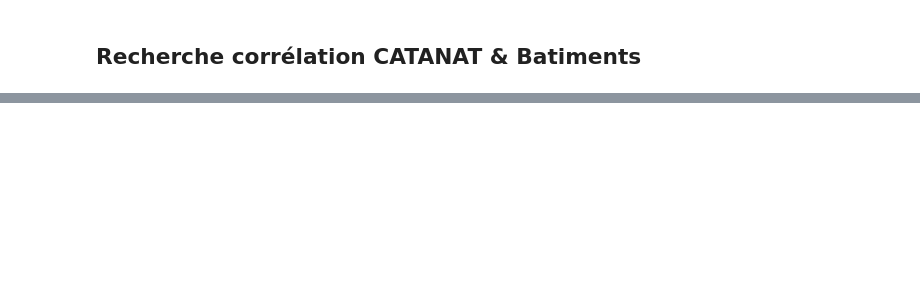
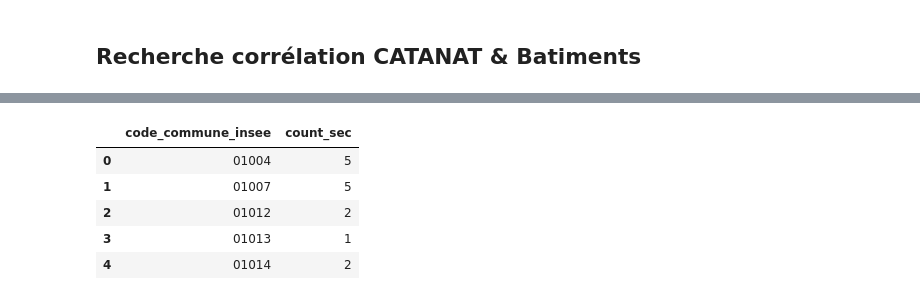
Before and after one commit to dataforgoodfr/14_PrixChangementClimatique, a Jupyter notebook: data/exploration/eda_jacques.ipynb, the cells around one changed output, grey strips where cells are left out. Saved outputs shown, nothing was run; the diff lists cells and outputs as text; code cells hidden in the pictures; blank space fills up the shorter version.

```diff
--- a/data/exploration/eda_jacques.ipynb
+++ b/data/exploration/eda_jacques.ipynb
@@ -696,3 +734,11 @@ sec = catnat[catnat.num_risque_jo == 'SEC']
 # %%
 sec_agg = sec.groupby('cod_commune').size().to_frame('count_sec').reset_index(names='code_commune_insee')
+inond_agg = inond.groupby('cod_commune').size().to_frame('count_inond').reset_index(names='code_commune_insee')
 sec_agg.head()
+# %% [output]
+|  | code_commune_insee | count_sec |
+| 0 | 01004 | 5 |
+| 1 | 01007 | 5 |
+| 2 | 01012 | 2 |
+| 3 | 01013 | 1 |
+| 4 | 01014 | 2 |
```
Also changed, not shown: parts of 13 cells of this notebook, 1 other file.
